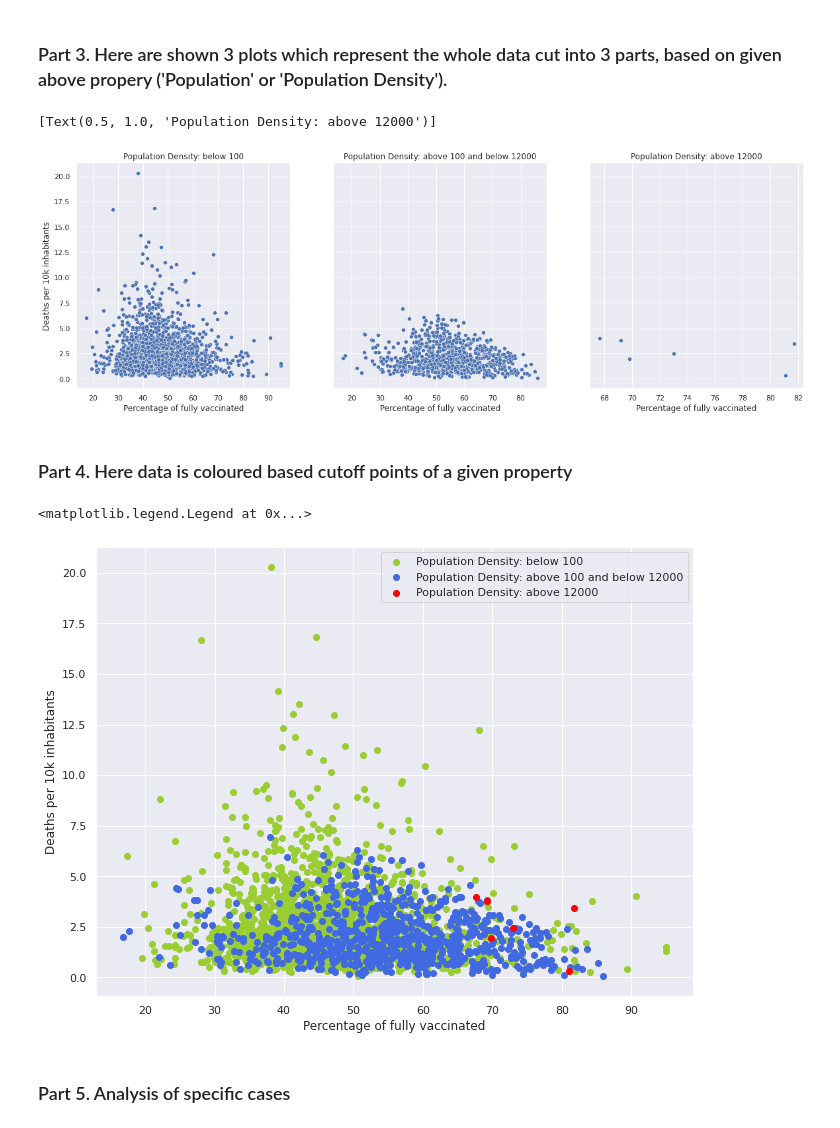
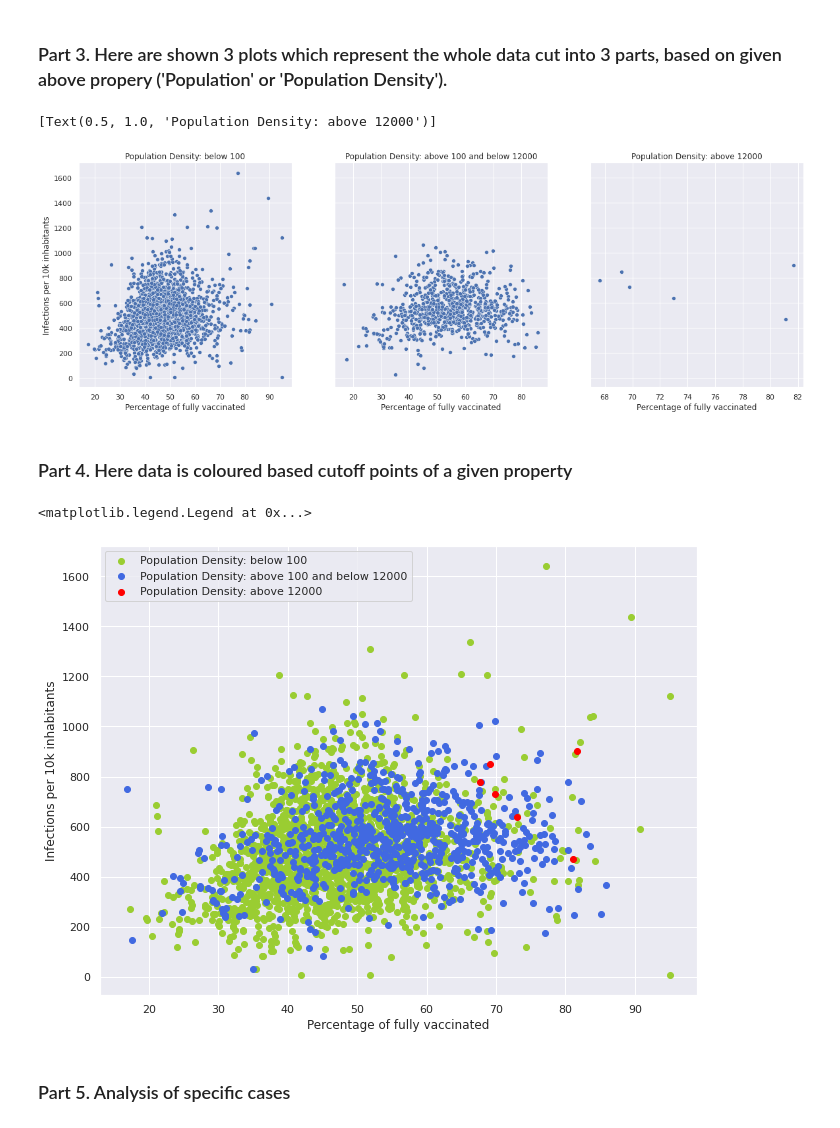
Before and after one commit to dzoanka/Covid19-cases-deaths-against-vax-in-US-counties, a Jupyter notebook: display_plots_covid_data.ipynb, the cells around one changed output. Saved outputs shown, nothing was run; the diff lists cells and outputs as text; code cells hidden in the pictures.

```diff
--- a/display_plots_covid_data.ipynb
+++ b/display_plots_covid_data.ipynb
@@ -37,7 +37,7 @@ cut_point2 = 12000
 - Y axis: 'Infections per 10k inhabitants' or 'Deaths per 10k inhabitants'
 # %%
 x_name = 'Percentage of fully vaccinated'
-y_name = 'Deaths per 10k inhabitants'
+y_name = 'Infections per 10k inhabitants'
 # %% [markdown]
 ### Reading the file and processing/ cleaning the data
 # %%
@@ -82,31 +82,28 @@ plt.show()
 # %%
 sns.set(rc={'figure.figsize':(19.7,6.27)})
 fig, axs = plt.subplots(1,3,  sharey=True)
-sns.scatterplot(data=filter_pop[ (filter_pop[plot_dep] >= filter_pop[plot_dep].min()) & (filter_pop[plot_dep] < cut_point1) ], x=x_name, y="Deaths per 10k inhabitants", legend=False, sizes=(5, 500), alpha=1, ax=axs[0]).set(title = plot_dep + ': below ' + str(cut_point1))
-sns.scatterplot(data=filter_pop[ (filter_pop[plot_dep] >= cut_point1) & (filter_pop[plot_dep] < cut_point2) ], x="Percentage of fully vaccinated", y="Deaths per 10k inhabitants", legend=False, sizes=(5, 500), alpha=1, ax=axs[1]).set(title = plot_dep + ': above ' + str(cut_point1) + ' and below ' + str(cut_point2))
-sns.scatterplot(data=filter_pop[ (filter_pop[plot_dep] >= cut_point2) & (filter_pop[plot_dep] < filter_pop[plot_dep].max()) ], x="Percentage of fully vaccinated", y="Deaths per 10k inhabitants", legend=False, sizes=(5, 500), alpha=1, ax=axs[2]).set(title = plot_dep + ': above ' + str(cut_point2))
+sns.scatterplot(data=filter_pop[ (filter_pop[plot_dep] >= filter_pop[plot_dep].min()) & (filter_pop[plot_dep] < cut_point1) ], x=x_name, y=y_name, legend=False, sizes=(5, 500), alpha=1, ax=axs[0]).set(title = plot_dep + ': below ' + str(cut_point1))
+sns.scatterplot(data=filter_pop[ (filter_pop[plot_dep] >= cut_point1) & (filter_pop[plot_dep] < cut_point2) ], x=x_name, y=y_name, legend=False, sizes=(5, 500), alpha=1, ax=axs[1]).set(title = plot_dep + ': above ' + str(cut_point1) + ' and below ' + str(cut_point2))
+sns.scatterplot(data=filter_pop[ (filter_pop[plot_dep] >= cut_point2) & (filter_pop[plot_dep] < filter_pop[plot_dep].max()) ], x=x_name, y=y_name, legend=False, sizes=(5, 500), alpha=1, ax=axs[2]).set(title = plot_dep + ': above ' + str(cut_point2))
 # %% [output]
 [Text(0.5, 1.0, 'Population Density: above 12000')]
-[figure, old version]
+[figure, new version]
 # %% [markdown]
 ### Part 4. Here data is coloured based cutoff points of a given property
 # %%
-x_name = 'Percentage of fully vaccinated'
-y_name = 'Deaths per 10k inhabitants'
-
 sns.set(rc={'figure.figsize':(10.7,8.27)})
 data1 = filter_pop[ (filter_pop[plot_dep] >= filter_pop[plot_dep].min()) & (filter_pop[plot_dep] < cut_point1) ]
 plt.scatter(data1[x_name], data1[y_name], color='yellowgreen', label=plot_dep + ': below ' + str(cut_point1))
 data2 = filter_pop[ (filter_pop[plot_dep] >= cut_point1) & (filter_pop[plot_dep] < cut_point2) ]
 plt.scatter(data2[x_name], data2[y_name], color='royalblue', label=plot_dep + ': above ' + str(cut_point1) + ' and below ' + str(cut_point2))
 data3 = filter_pop[ (filter_pop[plot_dep] >= cut_point2) & (filter_pop[plot_dep] < filter_pop[plot_dep].max()) ]
 plt.scatter(data3[x_name], data3[y_name], color='red', label=plot_dep + ': above ' + str(cut_point2))
 plt.xlabel(x_name)
 plt.ylabel(y_name)
 plt.legend()
 # %% [output]
 <matplotlib.legend.Legend at 0x...>
-[figure, old version]
+[figure, new version]
 # %% [markdown]
 ### Part 5. Analysis of specific cases
 # %%
```
Also changed, not shown: parts of 4 cells of this notebook.
